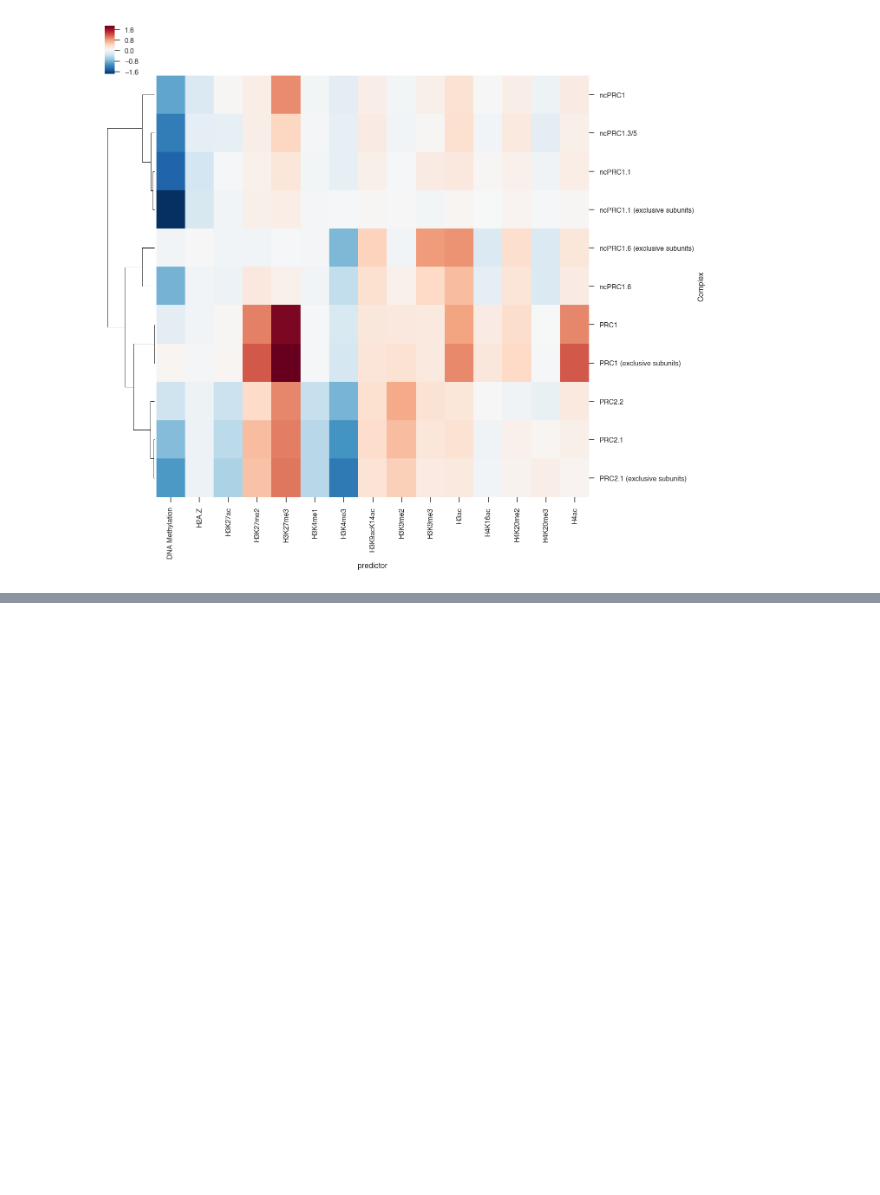
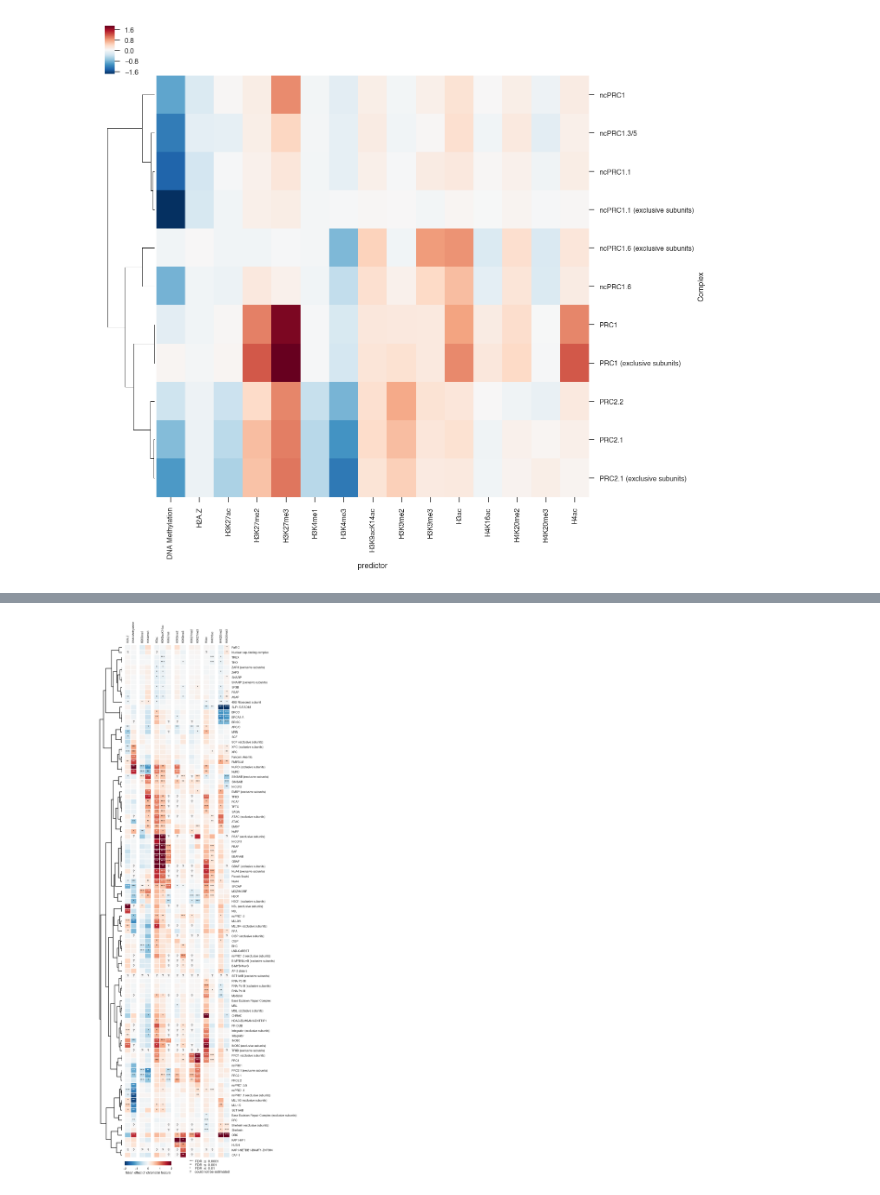
Before and after one commit to lukauskas/publications-lukauskas-2024-marcs, a Jupyter notebook: extra-figures-notebooks/ptm-response/Complexes heatmap.ipynb, the cells around one changed output, grey strips where cells are left out. Drawn from its saved outputs; the diff is of its cells as text; code cells hidden in the pictures; blank space fills up the shorter version.

```diff
--- a/extra-figures-notebooks/ptm-response/Complexes heatmap.ipynb
+++ b/extra-figures-notebooks/ptm-response/Complexes heatmap.ipynb
@@ -220,0 +234,30 @@ plt.savefig(os.path.join(OUTPUT_DIRECTORY, 'heatmap-complexes.pdf'), bbox_inches
+# %%
+# The main idea is to filter keeping only complexes significant in at least one experiment.
+# The complicated logic just tries to make sure to include both complex and complex (exclusive subunits)
+# when one or the other is significant..
+
+significant_complexes = set()
+
+for complex_ in enrichment_complexes.reset_index()['Complex'].unique():
+    complex_exclusive_subunits = f'{complex_} (exclusive subunits)'
+
+    if complex_.endswith(' (exclusive subunits)'):
+        # Strip (exclusive subunits)
+        complex_ = complex_[:-len(' (exclusive subunits)')]
+        complex_exclusive_subunits = f'{complex_} (exclusive subunits)'
+
+    ec = enrichment_complexes.reset_index()
+    ec = ec[ec['Complex'].isin([complex_, complex_exclusive_subunits])]
+
+    if ec['significant'].any():
+
+        if complex_ in ec['Complex'].unique():
+            significant_complexes.add(complex_)
+        if complex_exclusive_subunits in ec['Complex'].unique():
+            significant_complexes.add(complex_exclusive_subunits)
+
+draw_heatmap(enrichment_complexes.loc(axis=0)[:, significant_complexes],
+             height_per_row=0.2)
+plt.savefig(os.path.join(OUTPUT_DIRECTORY, 'heatmap-complexes-significant-only.pdf'), bbox_inches='tight')
+# %% [output]
+[figure, added]
```
Also changed, not shown: parts of 5 cells of this notebook.
